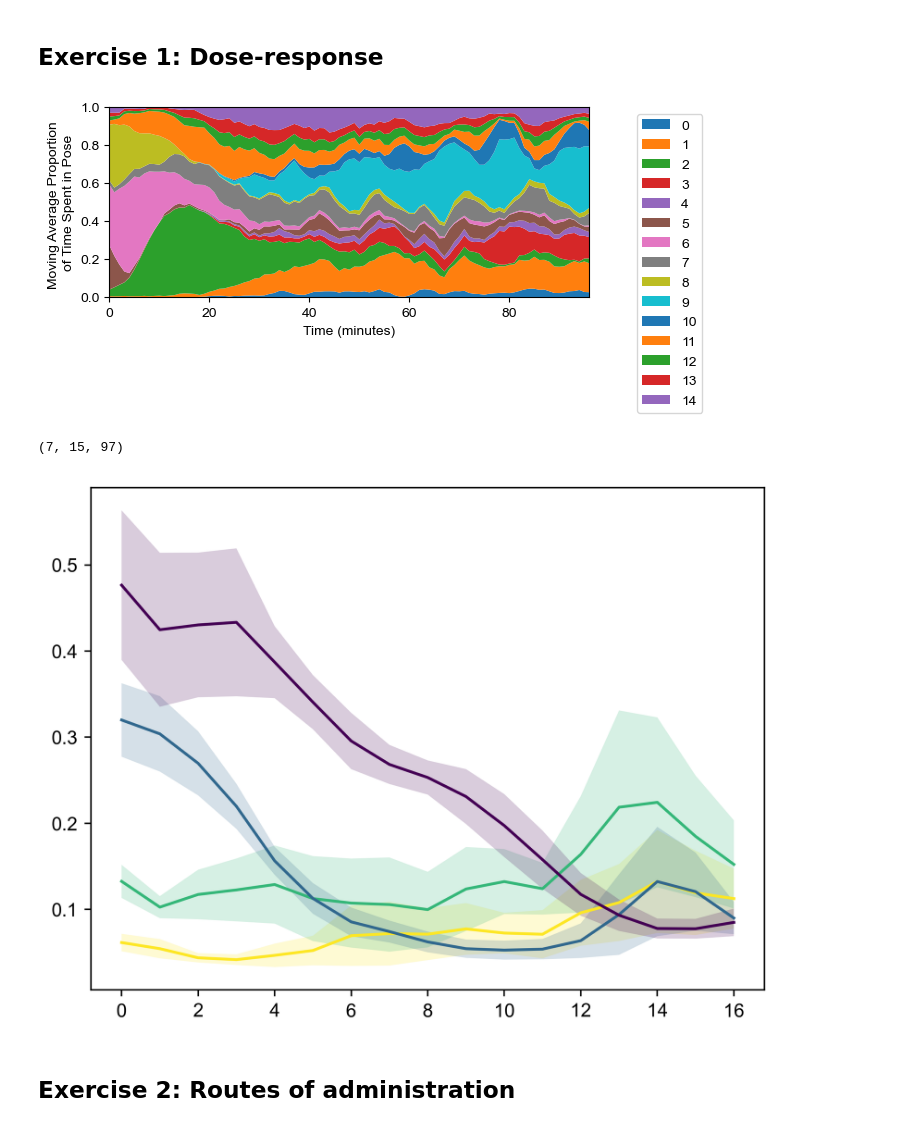
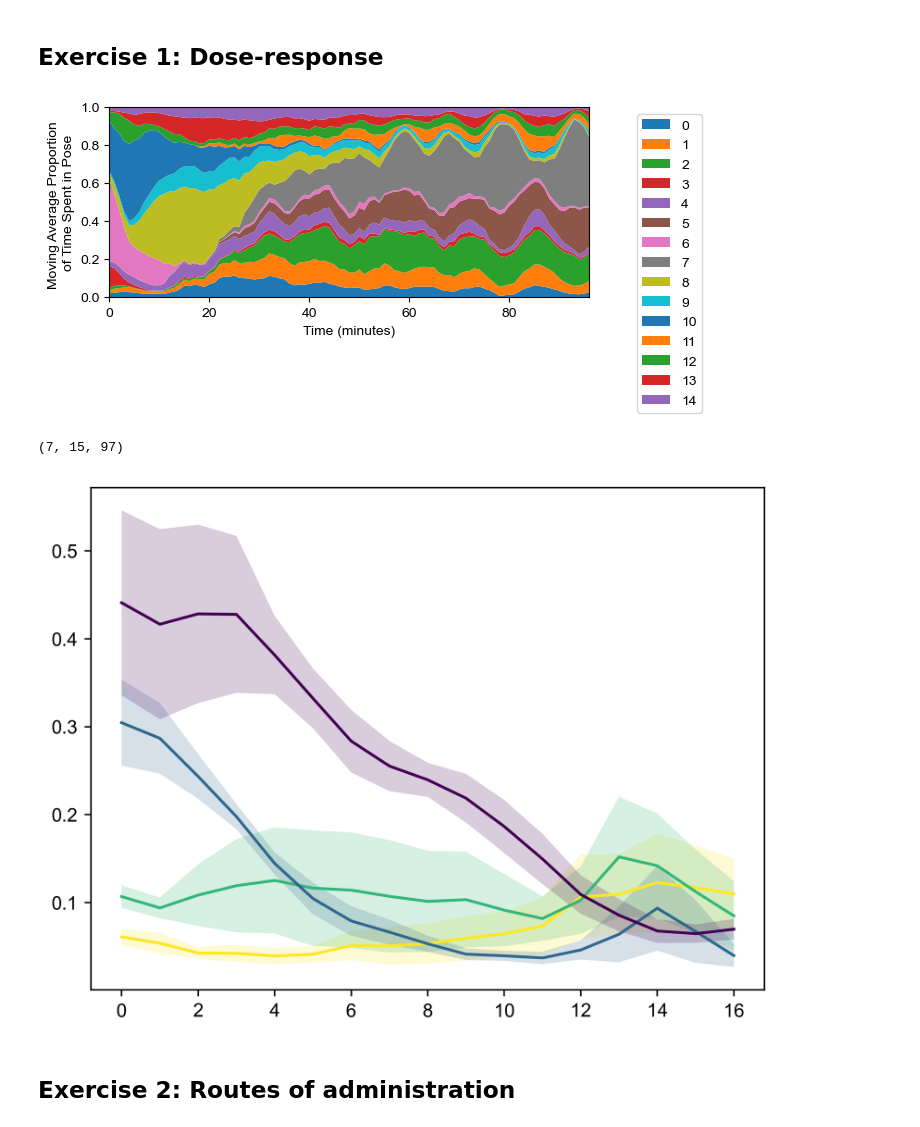
Before and after one commit to s-ewbank/MARIPoSA, a Jupyter notebook: demo/demo4_pk.ipynb, the cells around one changed output. Drawn from its saved outputs; the diff is of its cells as text; code cells hidden in the pictures.

```diff
--- a/demo/demo4_pk.ipynb
+++ b/demo/demo4_pk.ipynb
@@ -35,8 +35,8 @@ importlib.reload(metadata)
 importlib.reload(analysis)
 importlib.reload(plot)
 
-config_path="/Users/snewbank/Behavior/MARIPOSA_test/240730_vame-all/config_pk.yaml"
-save_path="/Users/snewbank/Behavior/MARIPOSA_test/240730_vame-all/demo_pk/"
+config_path="/Users/snewbank/Behavior/MARIPOSA_test/240904_VAME-full/config_PS.yaml"
+save_path="/Users/snewbank/Behavior/MARIPOSA_test/240904_VAME-full/demo_pk/"
 save=False
 
 #Load config
@@ -46,7 +46,7 @@ group="k10iv"
 labels_df, n_modules = analysis.label_counter_subgroups(config,0,60*50,selected_subgroups=[group])
 fig = plot.SandPlotClusterFrequency_OverTime(config, labels_df[group],0, 30, 100)
 # %% [output]
-[figure, old version]
+[figure, new version]
 # %%
 labels_df, n_modules = analysis.label_counter_subgroups(config,0,3600,selected_subgroups=["k10iv"])
 #fig = plot.plot_module_usage_subgroups(config, labels_df, 0, 3600)
@@ -79,7 +79,7 @@ def module_usage_density(config,
     :param savename:
     :return:
     """
-    fps = config["fps"]
+    fps = int(config["fps"])
     n_samples = len(labels_df.columns)
     labels_flat = np.array(labels_df)
     labels_flat = [item for sublist in labels_flat for item in sublist]
@@ -97,7 +97,6 @@ def module_usage_density(config,
                 block_labels[i, q, b] = np.count_nonzero(x == q)
                 block_labels_normal[i, q, b] = np.count_nonzero(x == q) / frames_per_block
         for q in range(n_clust):
-            #print(block_labels_normal[i, q, :])
             block_labels_normal_conv[i, q, :] = moving_average(block_labels_normal[i, q, :],convolve)
 
 
@@ -128,6 +127,7 @@ def module_usage_dist(config,labels_df):
             try:
                 module = np.int64(module)
             except ValueError:
+                print("error")
                 pass
             label_counts[i,m] = np.count_nonzero \
                 (labels_df[[labels_df.columns[i]]] == module) /total_frames
@@ -138,35 +138,34 @@ def module_usage_dist(config,labels_df):
 
 groups=["saliv","k1iv","k5iv","k10iv"]
 cmap = plt.get_cmap("viridis_r")
 colors = [cmap([i]) for i in np.linspace(0,1,len(groups))]
 
 plt.figure(dpi=400)
 for g, group in enumerate(groups):
     labels_df, n_modules = analysis.label_counter_subgroups(config,0,1200,selected_subgroups=[group])
     block_labels_normal_unconv, block_labels_normal = module_usage_density(config, labels_df[group],0, 60, 20)
-    block_labels_normal.shape
 
     labels_df, n_modules = analysis.label_counter_subgroups(config,0,1200,selected_subgroups=["saliv"])
     label_counts=module_usage_dist(config,labels_df)
     mean_label_counts=np.mean(label_counts,axis=0)
 
     mean_label_counts_block = np.expand_dims(mean_label_counts, axis=1)
     mean_label_counts_block = np.tile(mean_label_counts_block, (1, block_labels_normal.shape[2]))
 
     out=np.zeros_like(block_labels_normal)
     for sess in range(block_labels_normal.shape[0]):
         out[sess,:,:]=np.square(block_labels_normal[sess,:,:]-mean_label_counts_block)
 
     dist=np.sum(out,axis=1)
     xpts=np.arange(0,dist.shape[1],1)
 
     mean = np.mean(dist,axis=0)
     sem = np.std(dist,axis=0)/np.sqrt(dist.shape[0])
 
     plt.plot(xpts,mean,label=group,color=colors[g])
     plt.fill_between(xpts,mean-sem,mean+sem,alpha=0.2,color=colors[g],edgecolor="none")
 # %% [output]
-[figure, old version]
+[figure, new version]
 # %% [markdown]
 ## Exercise 2: Routes of administration
 # %%
```
Also changed, not shown: parts of 8 cells of this notebook, 7 other files.
